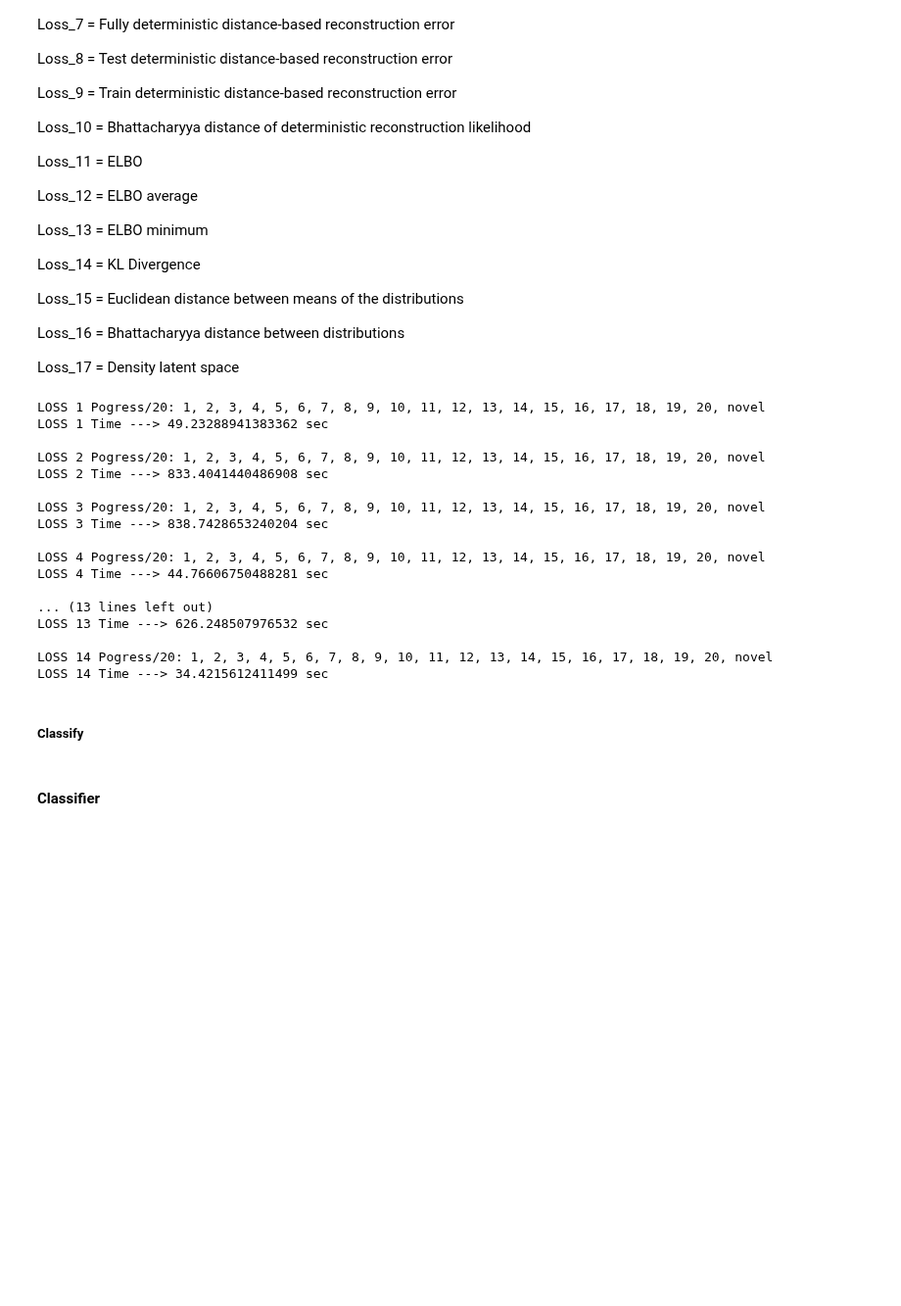
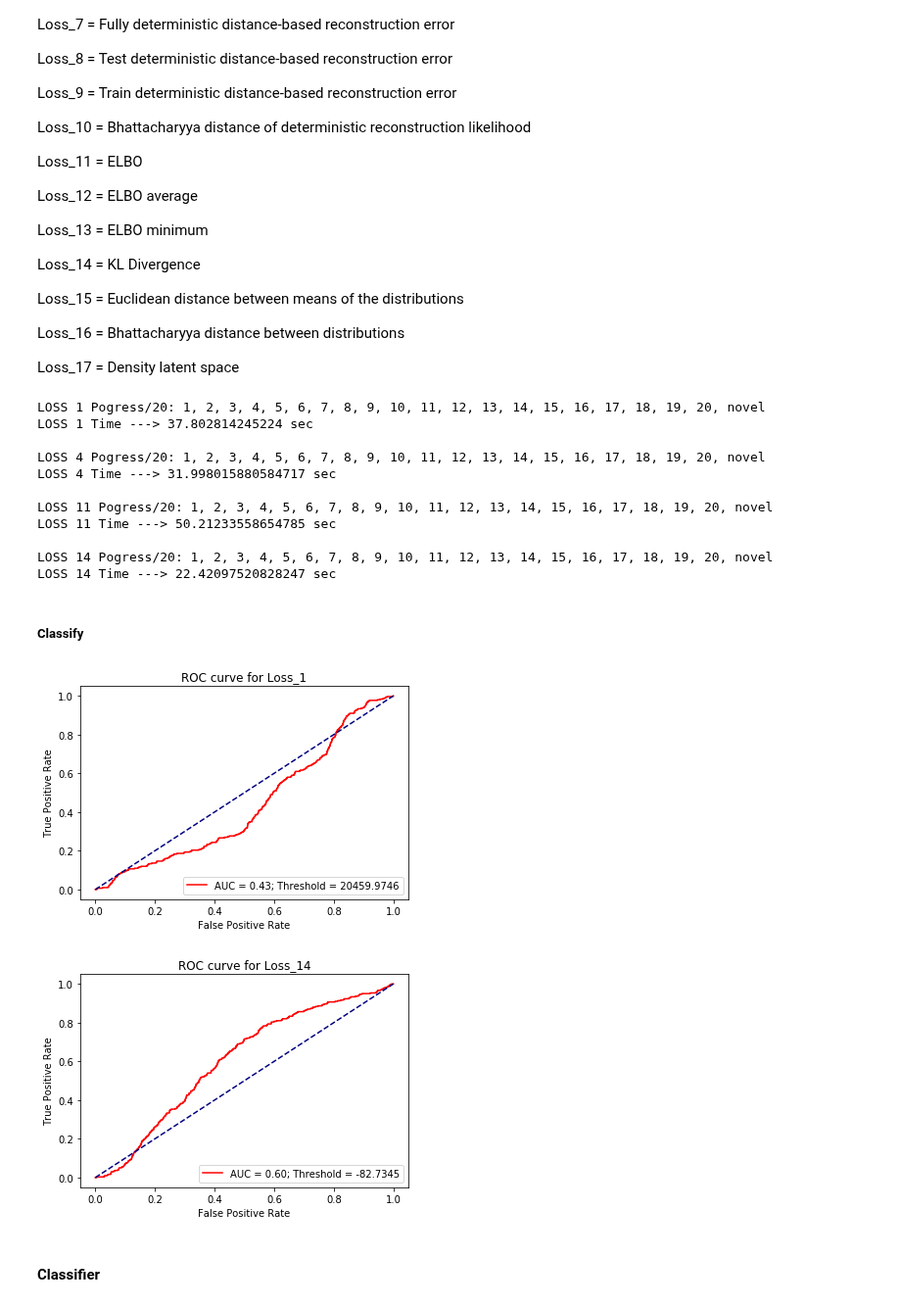
Before and after one commit to lorenzosintini/4YP, a Jupyter notebook: Models_v3/VAE_Novel_NASA.ipynb, the cells around one changed output. Shown at 98% size. Drawn from its saved outputs; the diff is of its cells as text; code cells hidden in the pictures; blank space fills up the shorter version.

```diff
--- a/Models_v3/VAE_Novel_NASA.ipynb
+++ b/Models_v3/VAE_Novel_NASA.ipynb
@@ -648,7 +592,7 @@ Loss_functions_dict = dict([(1,Loss_1),(2,Loss_2),(3,Loss_3),(4,Loss_4),(5,Loss_
 losses_typical = dict([])
 losses_novel = dict([])
 
-for j in [1,2,3,4,5,6,11,12,13,14]:
+for j in [1,4,11,14]:
   start_time = time.time()
 
   losses_typical[j] = []
@@ -658,31 +602,25 @@ for j in [1,2,3,4,5,6,11,12,13,14]:
     if i != 19: num = 5000
     if i == 19: num = 3700
     dataset = setup_dataset(typical_images[i*5000:i*5000+num].astype('float32'))
-    losses_typical[j] = np.append(losses_typical[j], Loss_functions_dict[j](CVAE_25, dataset))
+    losses_typical[j] = np.append(losses_typical[j], Loss_functions_dict[j](model, dataset))
 
   print('novel')
   dataset = setup_dataset(novel_images[0:300].astype('float32'))
-  losses_novel[j] = Loss_functions_dict[j](CVAE_25, dataset)
+  losses_novel[j] = Loss_functions_dict[j](model, dataset)
 
   print('LOSS {} Time ---> {} sec \n'.format(j, time.time()-start_time))
 # %% [output]
 LOSS 1 Pogress/20: 1, 2, 3, 4, 5, 6, 7, 8, 9, 10, 11, 12, 13, 14, 15, 16, 17, 18, 19, 20, novel
-LOSS 1 Time ---> 49.23288941383362 sec
-
-LOSS 2 Pogress/20: 1, 2, 3, 4, 5, 6, 7, 8, 9, 10, 11, 12, 13, 14, 15, 16, 17, 18, 19, 20, novel
-LOSS 2 Time ---> 833.4041440486908 sec
-
-LOSS 3 Pogress/20: 1, 2, 3, 4, 5, 6, 7, 8, 9, 10, 11, 12, 13, 14, 15, 16, 17, 18, 19, 20, novel
-LOSS 3 Time ---> 838.7428653240204 sec
+LOSS 1 Time ---> 37.802814245224 sec
 
 LOSS 4 Pogress/20: 1, 2, 3, 4, 5, 6, 7, 8, 9, 10, 11, 12, 13, 14, 15, 16, 17, 18, 19, 20, novel
-LOSS 4 Time ---> 44.76606750488281 sec
+LOSS 4 Time ---> 31.998015880584717 sec
 
-... (13 lines left out)
-LOSS 13 Time ---> 626.248507976532 sec
+LOSS 11 Pogress/20: 1, 2, 3, 4, 5, 6, 7, 8, 9, 10, 11, 12, 13, 14, 15, 16, 17, 18, 19, 20, novel
+LOSS 11 Time ---> 50.21233558654785 sec
 
 LOSS 14 Pogress/20: 1, 2, 3, 4, 5, 6, 7, 8, 9, 10, 11, 12, 13, 14, 15, 16, 17, 18, 19, 20, novel
-LOSS 14 Time ---> 34.4215612411499 sec
+LOSS 14 Time ---> 22.42097520828247 sec
 # %%
 np.save('/content/drive/My Drive/4YP/Saved_NASA_model/losses_typical_dict.npy',losses_typical)
 np.save('/content/drive/My Drive/4YP/Saved_NASA_model/losses_novel_dict.npy',losses_novel)
@@ -719,15 +657,18 @@ def threshold_ROC(y_true, y_score, title, plot=True):
     plt.show()
   return roc_auc, optimal_threshold, optimal_accuracy, optimal_accuracy_threshold, optimal_avgaccuracy, optimal_avgaccuracy_threshold
 # %%
-y_train = np.zeros([len(losses_novel_dict[1])+len(losses_typical_dict[1]),])
+y_train = np.zeros([len(losses_novel[1])+len(losses_typical[1]),])
 y_train[0:300] = 1
 
 threshold_dict = dict([])
 threshold_avg_dict = dict([])
 auc_dict = dict([])
-for i in [1,2,3,4,5,6,11,12,13,14]:
-  losses_train = np.append(losses_novel_dict[i], losses_typical_dict[i])
+for i in [1,14]:
+  losses_train = np.append(losses_novel[i], losses_typical[i])
   auc_dict[i], threshold_dict[i], _, _, _, threshold_avg_dict[i] = threshold_ROC(y_train, losses_train, 'Loss_'+str(i), plot=True)
+# %% [output]
+[figure, added]
+[figure, added]
 # %% [markdown]
 #### Classifier
 # %%
```
Also changed, not shown: parts of 25 cells of this notebook.
